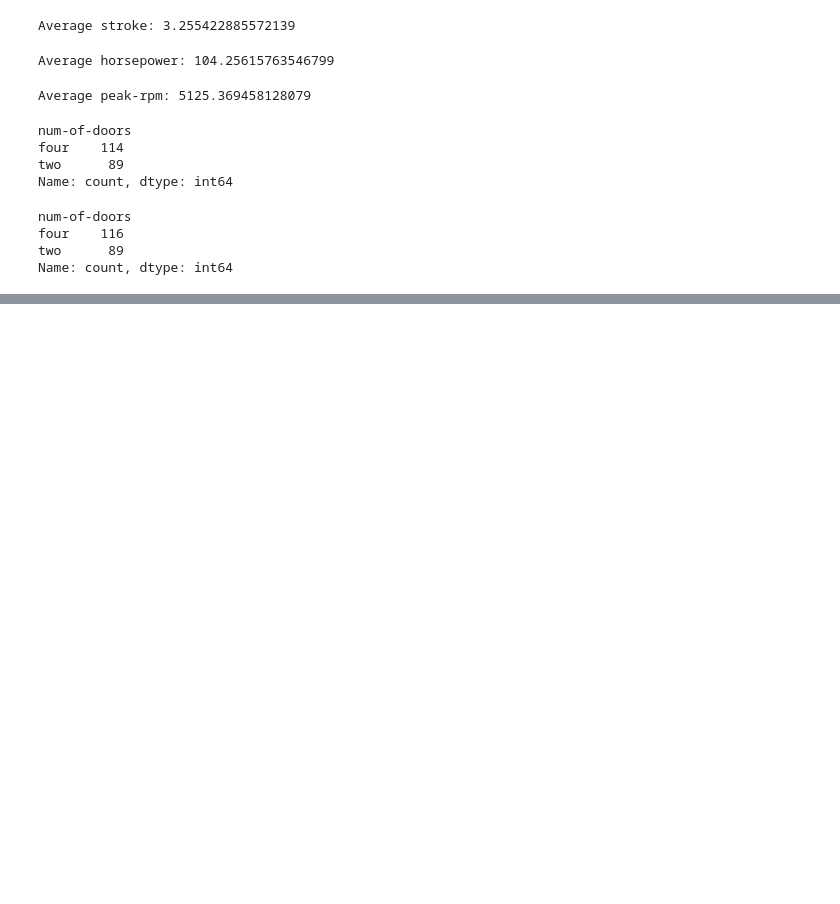
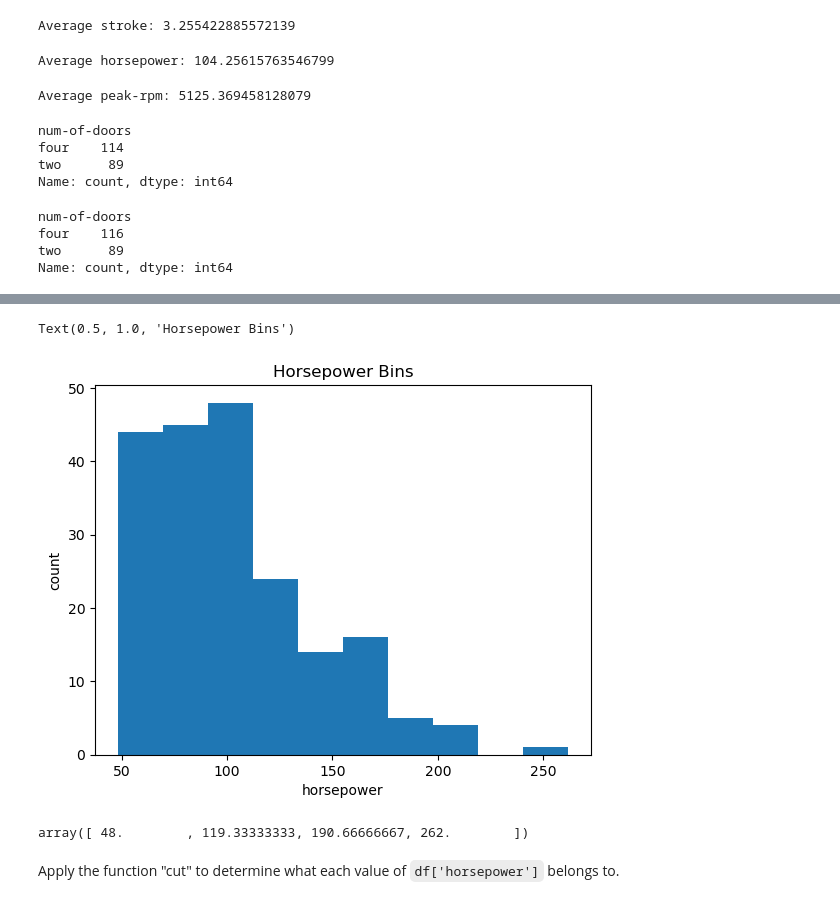
Before and after one commit to oktavianuu/data-analysis, a Jupyter notebook: data-wrangling/data_wrangling.ipynb, the cells around one changed output, grey strips where cells are left out. Drawn from its saved outputs; the diff is of its cells as text; code cells hidden in the pictures; blank space fills up the shorter version.

```diff
--- a/data-wrangling/data_wrangling.ipynb
+++ b/data-wrangling/data_wrangling.ipynb
@@ -200,0 +313,5 @@ df.dropna(subset=["price"], axis=0, inplace=True)
+# %%
+df['highway-mpg'] = 235/df['highway-mpg'] # I transfrom mpg to L/100km
+
+# Then I rename the column name to highway-L/100km
+df.rename(columns={'highway-mpg':'highway-L/100km'}, inplace=True)
@@ -200,0 +338,5 @@ df.dropna(subset=["price"], axis=0, inplace=True)
+# %%
+df["height"] = df["height"]/df["height"].max()
+# %%
+df['width'] = df['width']/df['width'].max()
+df["length"] = df["length"]/df["length"].max()
@@ -200,0 +358,22 @@ df.dropna(subset=["price"], axis=0, inplace=True)
+# %%
+# first we convert the varible into correct data format
+df["horsepower"] = df["horsepower"].astype(int, copy =True)
+# %%
+# Plot the histogram of horsepower to see the distribution of horsepower.
+import matplotlib as plt
+from matplotlib import pyplot
+plt.pyplot.hist(df["horsepower"])
+
+# Set labels and title
+plt.pyplot.xlabel("horsepower")
+plt.pyplot.ylabel("count")
+plt.pyplot.title("Horsepower Bins")
+# %% [output]
+Text(0.5, 1.0, 'Horsepower Bins')
+[figure, added]
+# %%
+# group data into 3 bins
+bins = np.linspace(min(df["horsepower"]), max(df["horsepower"]), 4)
+bins
+# %% [output]
+array([ 48.        , 119.33333333, 190.66666667, 262.        ])
@@ -200,0 +383,2 @@ df.dropna(subset=["price"], axis=0, inplace=True)
+# %% [markdown]
+Apply the function "cut" to determine what each value of `df['horsepower']` belongs to.
```
Also changed, not shown: parts of 33 cells of this notebook, 33 other files.
